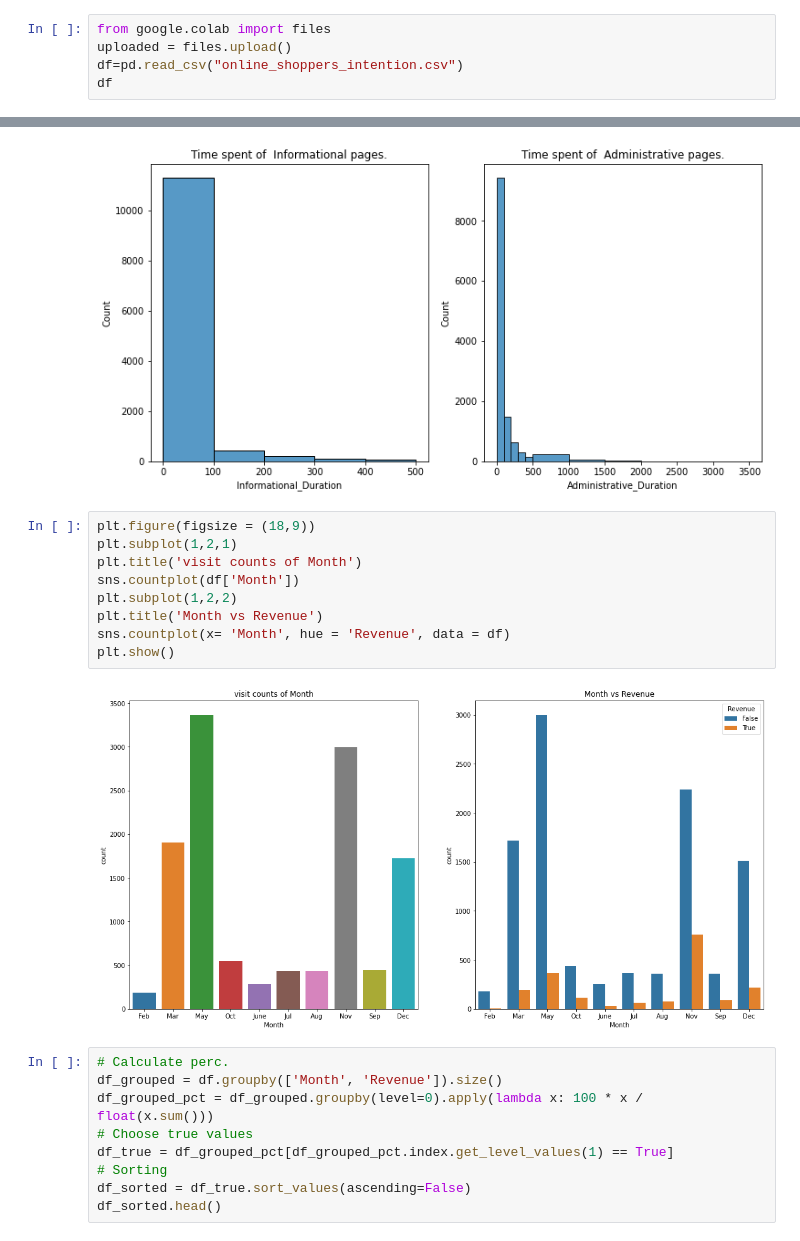
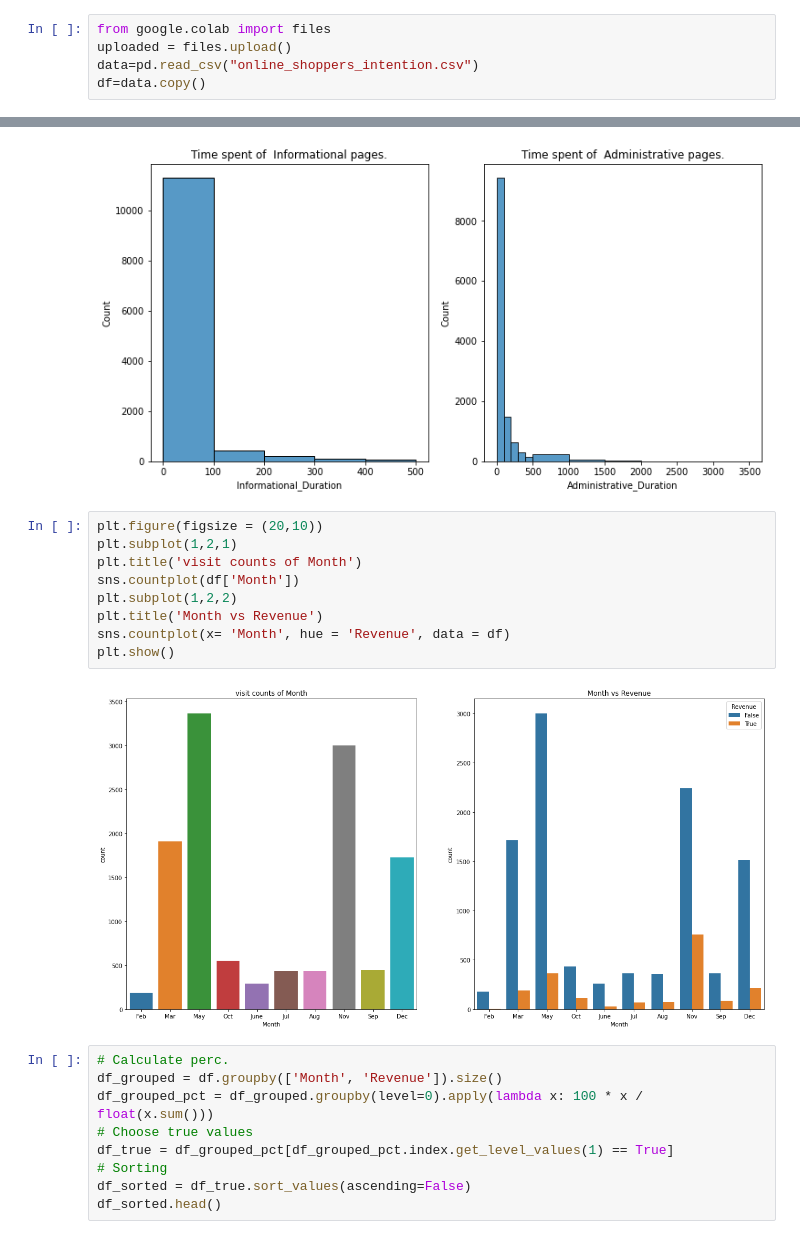
Before and after one commit to kaancukur/EDA, a Jupyter notebook: Online_Shoppers_Intention_EDA.ipynb, the cells around one changed output, grey strips where cells are left out. Saved outputs shown, nothing was run; the diff lists cells and outputs as text.

```diff
--- a/Online_Shoppers_Intention_EDA.ipynb
+++ b/Online_Shoppers_Intention_EDA.ipynb
@@ -28,5 +31,5 @@ Requirement already satisfied: threadpoolctl>=2.0.0 in /usr/local/lib/python3.8/
 # %%
 from google.colab import files
 uploaded = files.upload()
-df=pd.read_csv("online_shoppers_intention.csv")
-df
+data=pd.read_csv("online_shoppers_intention.csv")
+df=data.copy()
@@ -220,16 +207,16 @@ plt.show()
 # %% [output]
 [figure]
 # %%
-plt.figure(figsize = (18,9))
+plt.figure(figsize = (20,10))
 plt.subplot(1,2,1)
 plt.title('visit counts of Month')
 sns.countplot(df['Month'])
 plt.subplot(1,2,2)
 plt.title('Month vs Revenue')
 sns.countplot(x= 'Month', hue = 'Revenue', data = df)
 plt.show()
 # %% [output]
-[figure, old version]
+[figure, new version]
 # %%
 # Calculate perc.
 df_grouped = df.groupby(['Month', 'Revenue']).size()
```
Also changed, not shown: parts of 9 cells of this notebook.
